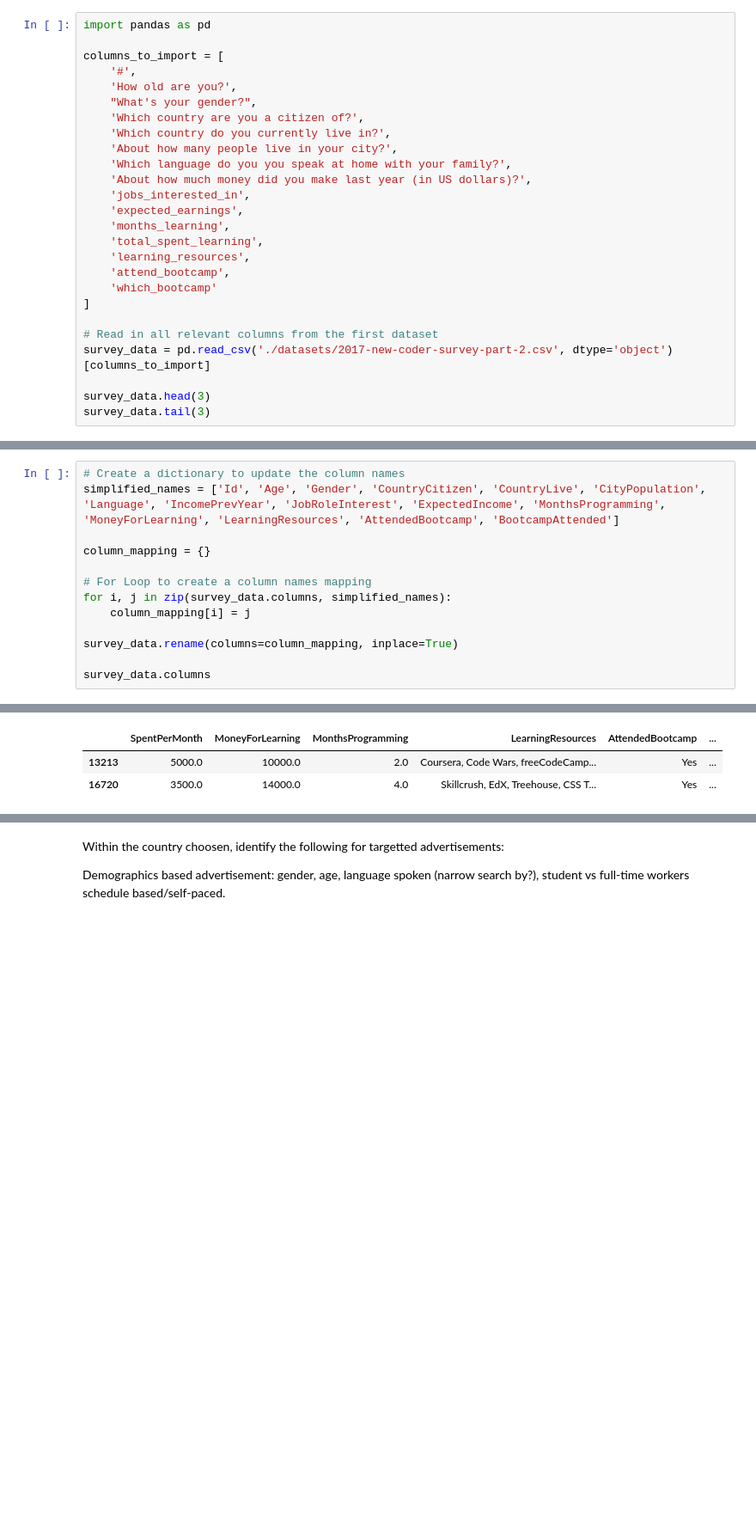
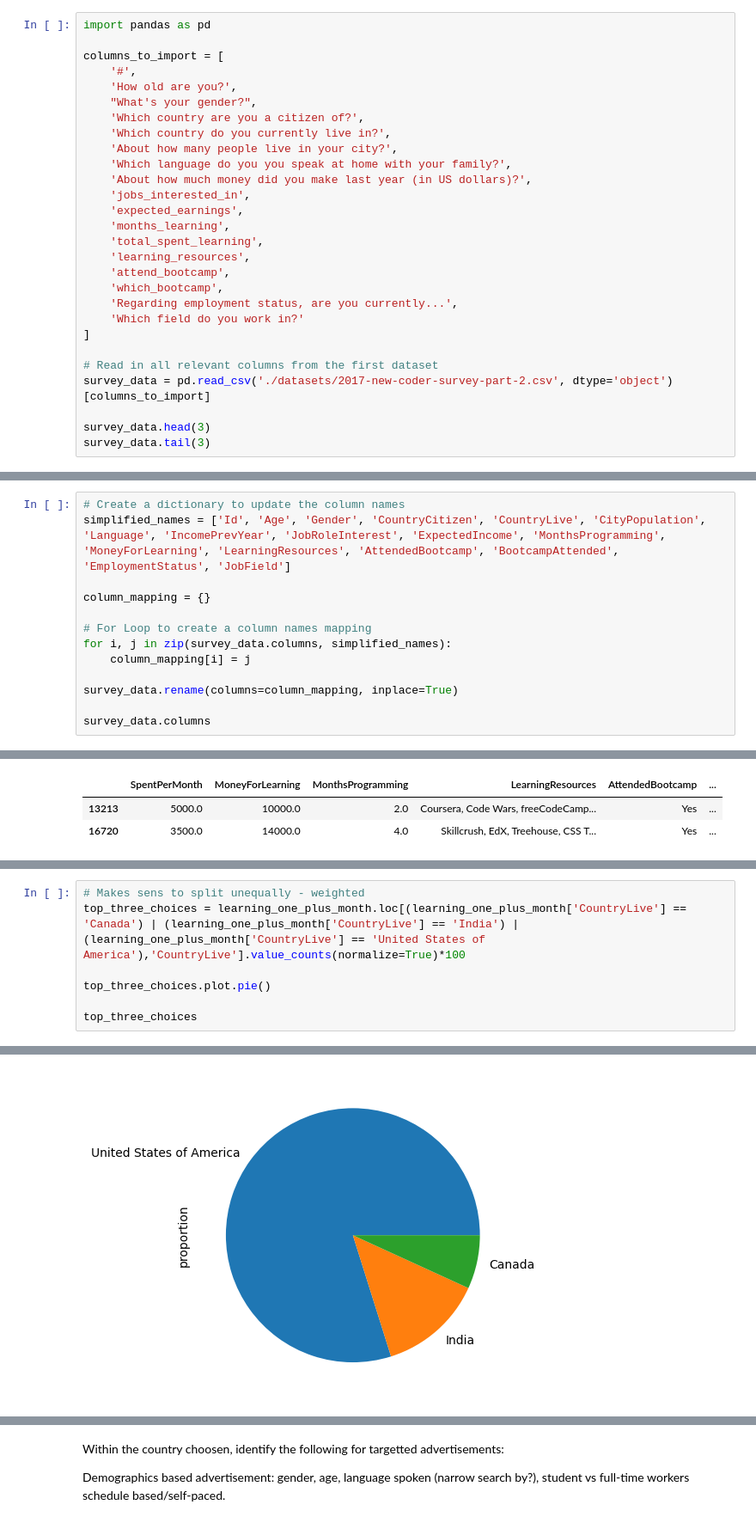
Before and after one commit to shree131/best-market-to-advertise-case_study, a Jupyter notebook: Best_Market_Analysis_Report.ipynb, the cells around one changed output, grey strips where cells are left out. Shown at 86% size. Saved outputs shown, nothing was run; the diff lists cells and outputs as text; blank space fills up the shorter version.

```diff
--- a/Best_Market_Analysis_Report.ipynb
+++ b/Best_Market_Analysis_Report.ipynb
@@ -65,7 +65,9 @@ columns_to_import = [
     'total_spent_learning',
     'learning_resources',
     'attend_bootcamp',
-    'which_bootcamp'
+    'which_bootcamp',
+    'Regarding employment status, are you currently...',
+    'Which field do you work in?'
 ]
 
 # Read in all relevant columns from the first dataset
@@ -244,7 +247,7 @@ Index(['#', 'How old are you?', 'What's your gender?',
       dtype='object')
 # %%
 # Create a dictionary to update the column names
-simplified_names = ['Id', 'Age', 'Gender', 'CountryCitizen', 'CountryLive', 'CityPopulation', 'Language', 'IncomePrevYear', 'JobRoleInterest', 'ExpectedIncome', 'MonthsProgramming', 'MoneyForLearning', 'LearningResources', 'AttendedBootcamp', 'BootcampAttended']
+simplified_names = ['Id', 'Age', 'Gender', 'CountryCitizen', 'CountryLive', 'CityPopulation', 'Language', 'IncomePrevYear', 'JobRoleInterest', 'ExpectedIncome', 'MonthsProgramming', 'MoneyForLearning', 'LearningResources', 'AttendedBootcamp', 'BootcampAttended', 'EmploymentStatus', 'JobField']
 
 column_mapping = {}
 
@@ -753,0 +780,8 @@ Won't remove
+# %%
+# Makes sens to split unequally - weighted
+top_three_choices = learning_one_plus_month.loc[(learning_one_plus_month['CountryLive'] == 'Canada') | (learning_one_plus_month['CountryLive'] == 'India') | (learning_one_plus_month['CountryLive'] == 'United States of America'),'CountryLive'].value_counts(normalize=True)*100
+
+top_three_choices.plot.pie()
+
+top_three_choices
+# %% [output]
@@ -753,0 +794 @@ Won't remove
+[figure, added]
```
Also changed, not shown: parts of 19 cells of this notebook.
